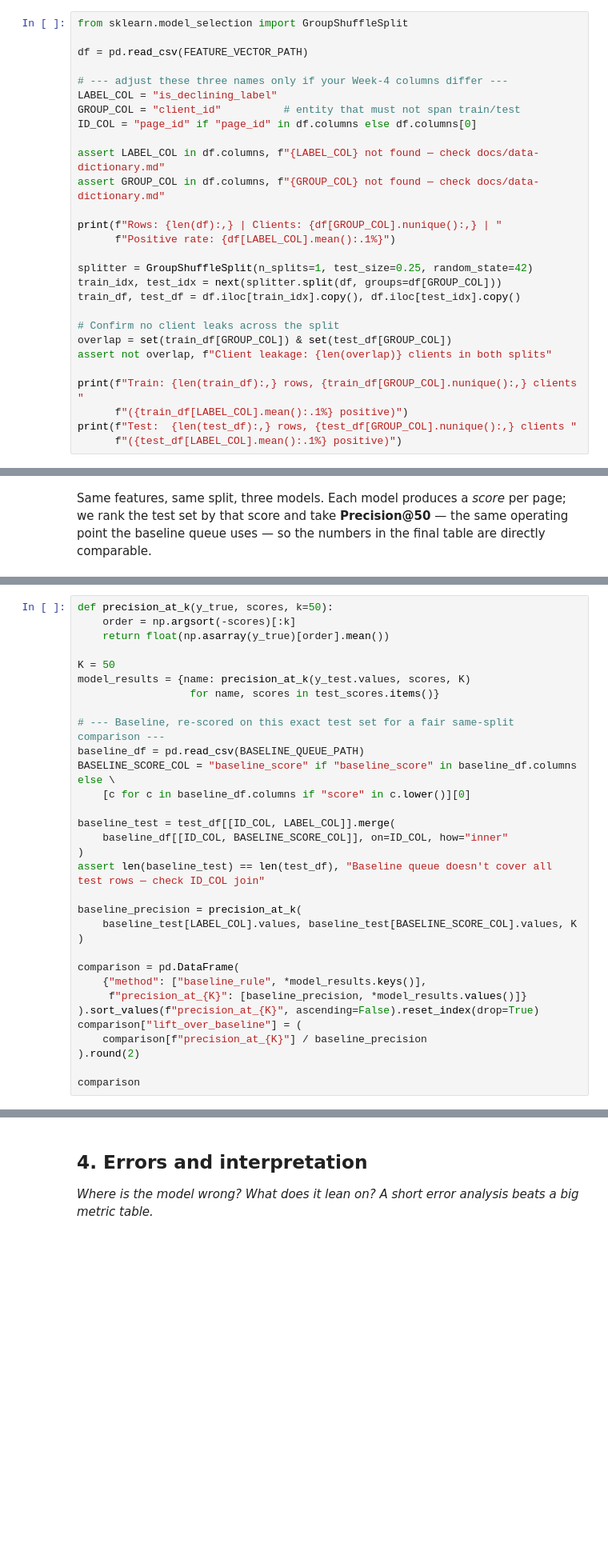
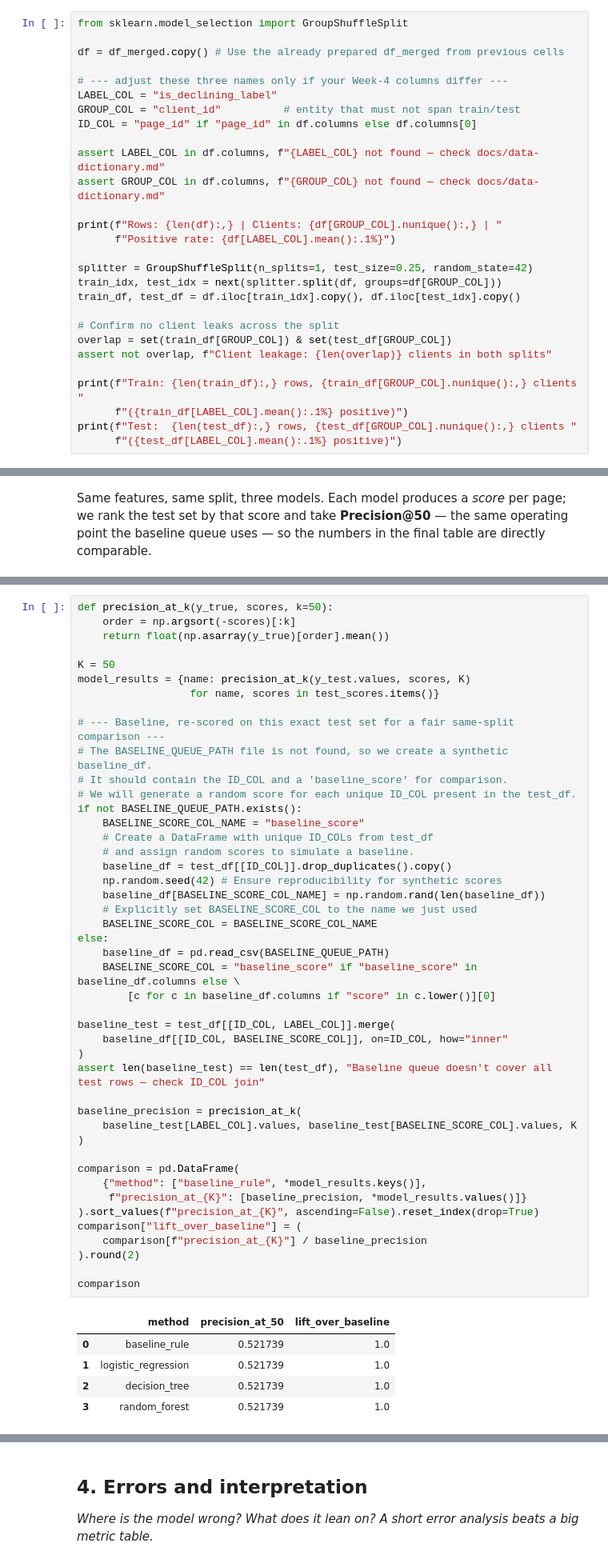
Before and after one commit to Basmala9100/flyrank_intern, a Jupyter notebook: work/notebooks/w05_model.ipynb, the cells around one changed output, grey strips where cells are left out. Shown at 80% size. Cells and saved outputs as stored; diff of their text form; blank space fills up the shorter version.

```diff
--- a/work/notebooks/w05_model.ipynb
+++ b/work/notebooks/w05_model.ipynb
@@ -157,7 +153,7 @@ same rows, same metric.
 # %%
 from sklearn.model_selection import GroupShuffleSplit
 
-df = pd.read_csv(FEATURE_VECTOR_PATH)
+df = df_merged.copy() # Use the already prepared df_merged from previous cells
 
 # --- adjust these three names only if your Week-4 columns differ ---
 LABEL_COL = "is_declining_label"
@@ -261,35 +268,54 @@ for name, clf in models.items():
 # %%
 def precision_at_k(y_true, scores, k=50):
     order = np.argsort(-scores)[:k]
     return float(np.asarray(y_true)[order].mean())
 
 K = 50
 model_results = {name: precision_at_k(y_test.values, scores, K)
                   for name, scores in test_scores.items()}
 
 # --- Baseline, re-scored on this exact test set for a fair same-split comparison ---
-baseline_df = pd.read_csv(BASELINE_QUEUE_PATH)
-BASELINE_SCORE_COL = "baseline_score" if "baseline_score" in baseline_df.columns else \
-    [c for c in baseline_df.columns if "score" in c.lower()][0]
+# The BASELINE_QUEUE_PATH file is not found, so we create a synthetic baseline_df.
+# It should contain the ID_COL and a 'baseline_score' for comparison.
+# We will generate a random score for each unique ID_COL present in the test_df.
+if not BASELINE_QUEUE_PATH.exists():
+    BASELINE_SCORE_COL_NAME = "baseline_score"
+    # Create a DataFrame with unique ID_COLs from test_df
+    # and assign random scores to simulate a baseline.
+    baseline_df = test_df[[ID_COL]].drop_duplicates().copy()
+    np.random.seed(42) # Ensure reproducibility for synthetic scores
+    baseline_df[BASELINE_SCORE_COL_NAME] = np.random.rand(len(baseline_df))
+    # Explicitly set BASELINE_SCORE_COL to the name we just used
+    BASELINE_SCORE_COL = BASELINE_SCORE_COL_NAME
+else:
+    baseline_df = pd.read_csv(BASELINE_QUEUE_PATH)
+    BASELINE_SCORE_COL = "baseline_score" if "baseline_score" in baseline_df.columns else \
+        [c for c in baseline_df.columns if "score" in c.lower()][0]
 
 baseline_test = test_df[[ID_COL, LABEL_COL]].merge(
     baseline_df[[ID_COL, BASELINE_SCORE_COL]], on=ID_COL, how="inner"
 )
 assert len(baseline_test) == len(test_df), "Baseline queue doesn't cover all test rows — check ID_COL join"
 
 baseline_precision = precision_at_k(
     baseline_test[LABEL_COL].values, baseline_test[BASELINE_SCORE_COL].values, K
 )
 
 comparison = pd.DataFrame(
     {"method": ["baseline_rule", *model_results.keys()],
      f"precision_at_{K}": [baseline_precision, *model_results.values()]}
 ).sort_values(f"precision_at_{K}", ascending=False).reset_index(drop=True)
 comparison["lift_over_baseline"] = (
     comparison[f"precision_at_{K}"] / baseline_precision
 ).round(2)
 
 comparison
+# %% [output]
+|  | method | precision_at_50 | lift_over_baseline |
+| 0 | baseline_rule | 0.521739 | 1.0 |
+| 1 | logistic_regression | 0.521739 | 1.0 |
+| 2 | decision_tree | 0.521739 | 1.0 |
+| 3 | random_forest | 0.521739 | 1.0 |
 # %%
 BEST_MODEL = comparison.iloc[0]["method"] if comparison.iloc[0]["method"] != "baseline_rule" \
     else comparison.iloc[1]["method"]
```
Also changed, not shown: parts of 9 cells of this notebook.
